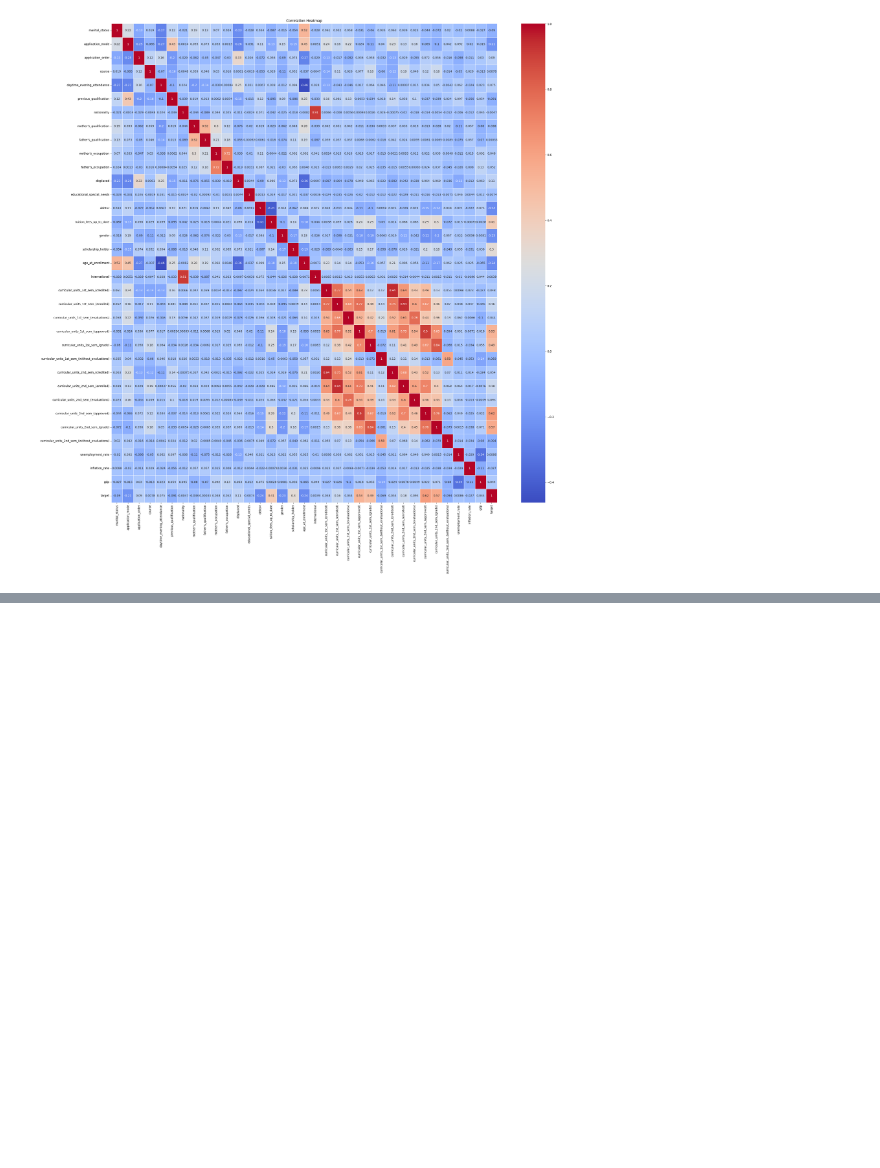
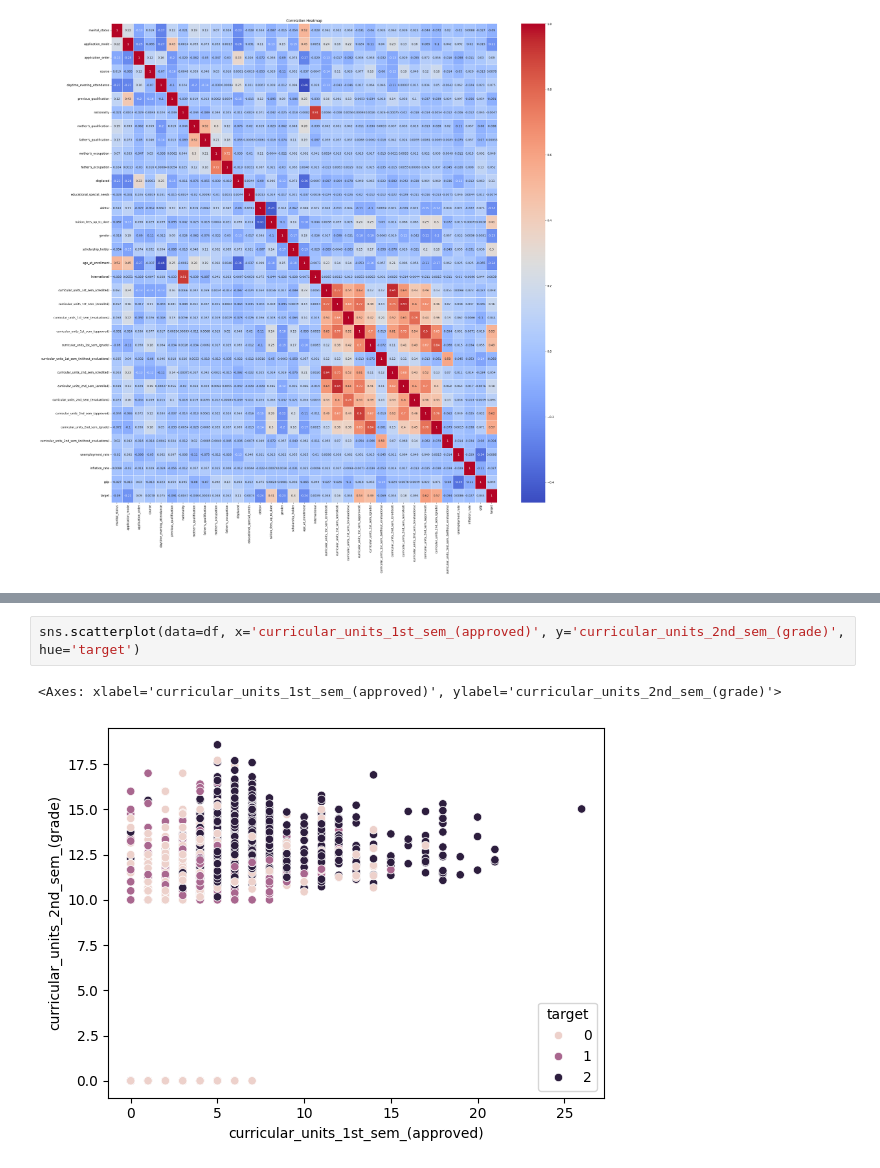
Before and after one commit to ranga4all1/student-dropout-and-success-prediction, a Jupyter notebook: notebooks/notebook.ipynb, the cells around one changed output, grey strips where cells are left out. Drawn from its saved outputs; the diff is of its cells as text; blank space fills up the shorter version.

```diff
--- a/notebooks/notebook.ipynb
+++ b/notebooks/notebook.ipynb
@@ -265,0 +319,5 @@ plt.show()
+# %%
+sns.scatterplot(data=df, x='curricular_units_1st_sem_(approved)', y='curricular_units_2nd_sem_(grade)', hue='target')
+# %% [output]
+<Axes: xlabel='curricular_units_1st_sem_(approved)', ylabel='curricular_units_2nd_sem_(grade)'>
+[figure, added]
```
Also changed, not shown: parts of 13 cells of this notebook.
